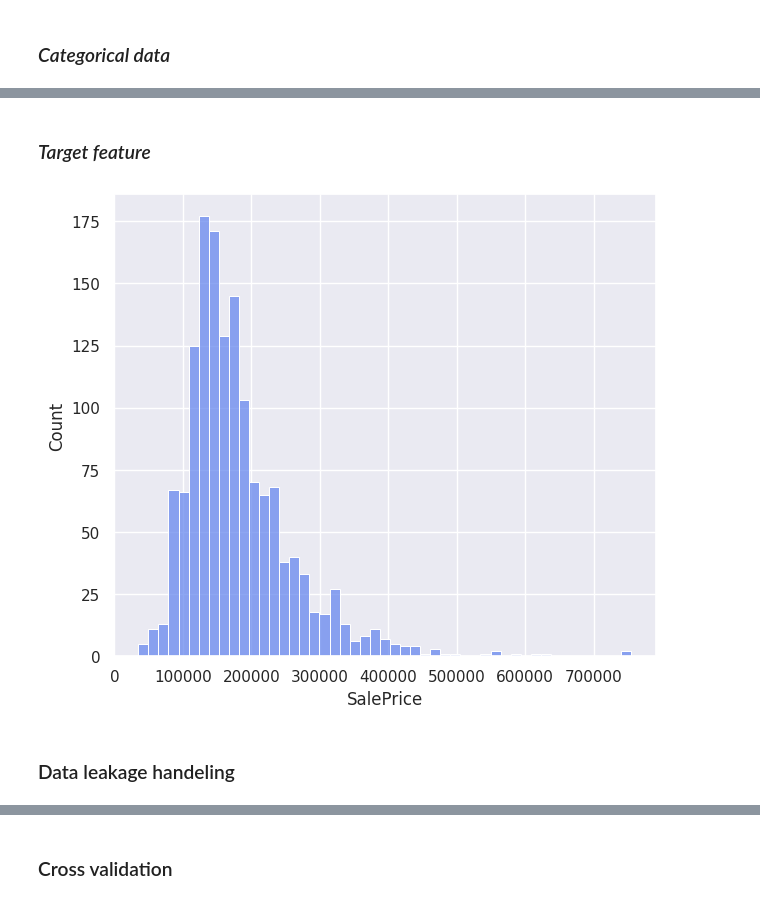
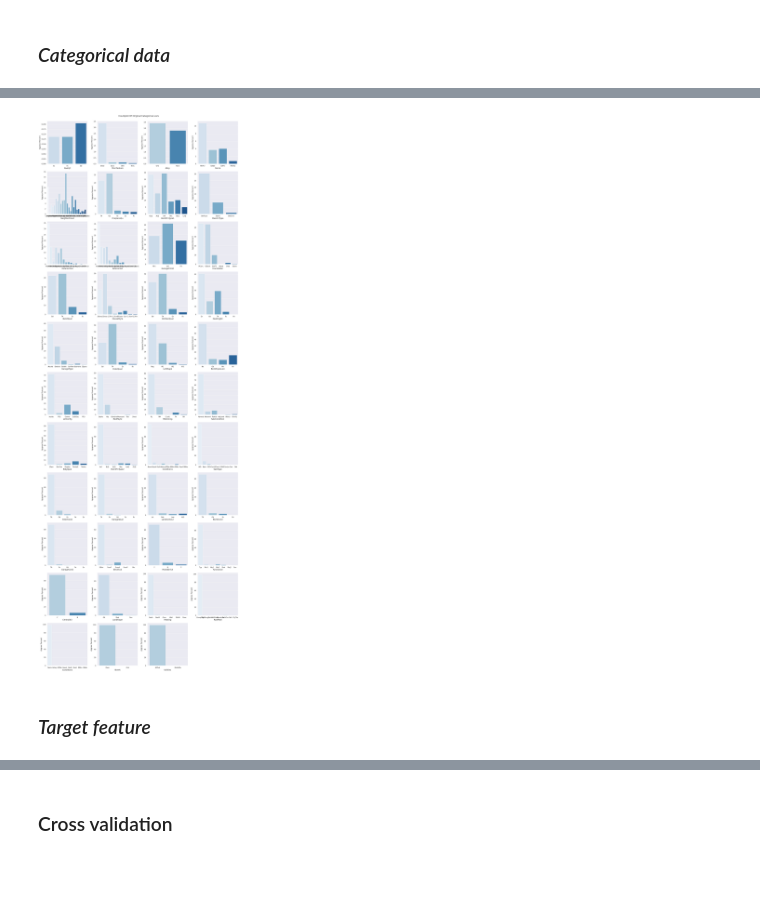
Before and after one commit to lovecrushfamily/Ames-Housing-Price-Prediction-Competition, a Jupyter notebook: notebook_analysis_modeling.ipynb, the cells around one changed output, grey strips where cells are left out. Saved outputs shown, nothing was run; the diff lists cells and outputs as text; code cells hidden in the pictures; blank space fills up the shorter version.

```diff
--- a/notebook_analysis_modeling.ipynb
+++ b/notebook_analysis_modeling.ipynb
@@ -341,14 +376,33 @@ categorical_stats
+# %%
+n_cols = 4
+num_rows = (len(cat_cols) + n_cols - 1) // n_cols
+
+fig, axes = plt.subplots(num_rows, n_cols, figsize=(20, 5 * num_rows))
+
+axes = axes.ravel()
+
+fig.suptitle("Countplot Of Original Categorical vars", y=1, fontsize=15)
+
+for i, column in enumerate(cat_stats.sort_values('freq prop').index):
+
+    ax = axes[i]
+    ax.set_xlabel(column, fontsize=13.5)
+    ax.set_ylabel('Approx Percent', fontsize=12.5)
+
+    sns.countplot(data=train_df,
+                  x=column, ax=ax,
+                  palette='Blues',
+                  stat='percent')
+
+# Remove empty subplots if necessary
+if len(cat_cols) < n_cols * num_rows:
+    for i in range(len(cat_cols), n_cols * num_rows):
+        fig.delaxes(axes[i])
+
+
+plt.tight_layout()
+plt.show()
+# %% [output]
+[figure, added]
 # %% [markdown]
 ### *Target feature*
-# %%
-plt.figure(figsize=(7, 6))
-
-sns.histplot(data=train_df,
-                  x=tar_col[0],
-                  palette='Blues',
-                  )
-plt.show()
-# %% [output]
-[figure, removed]
-# %% [markdown]
-### Data leakage handeling
```
Also changed, not shown: parts of 47 cells of this notebook.
